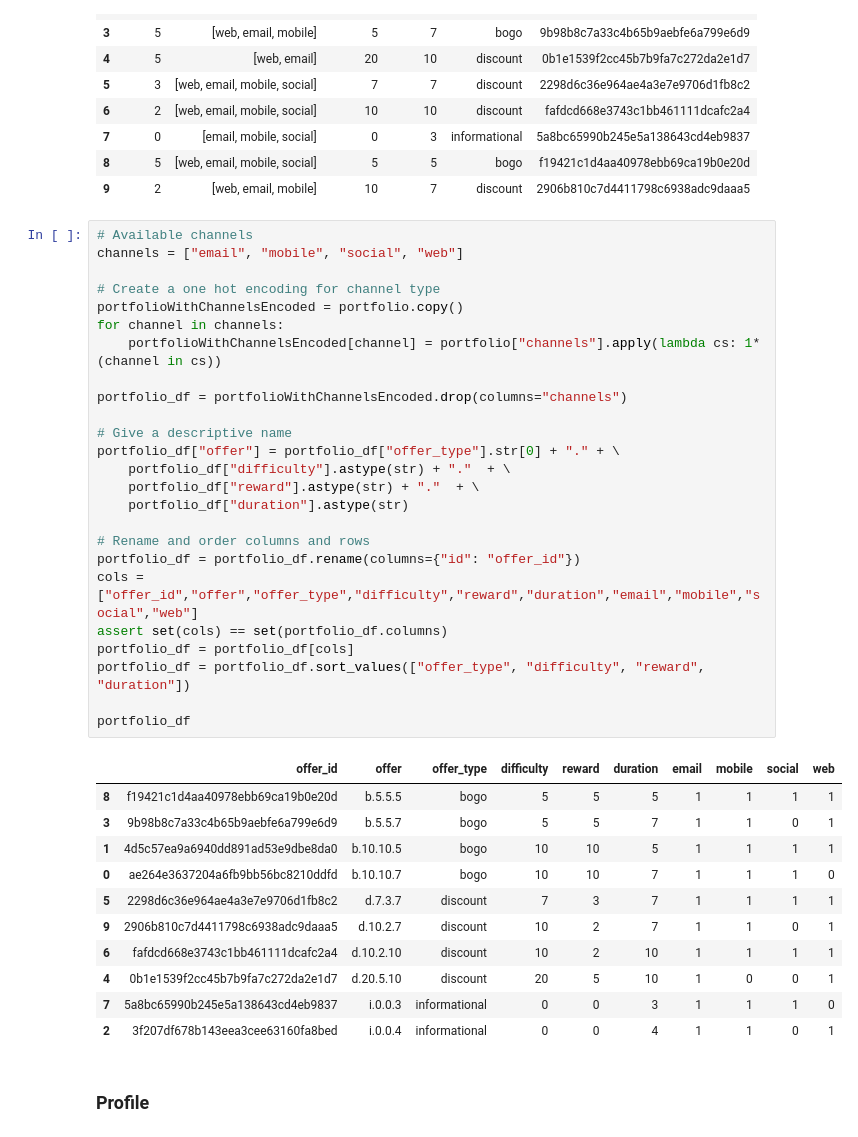
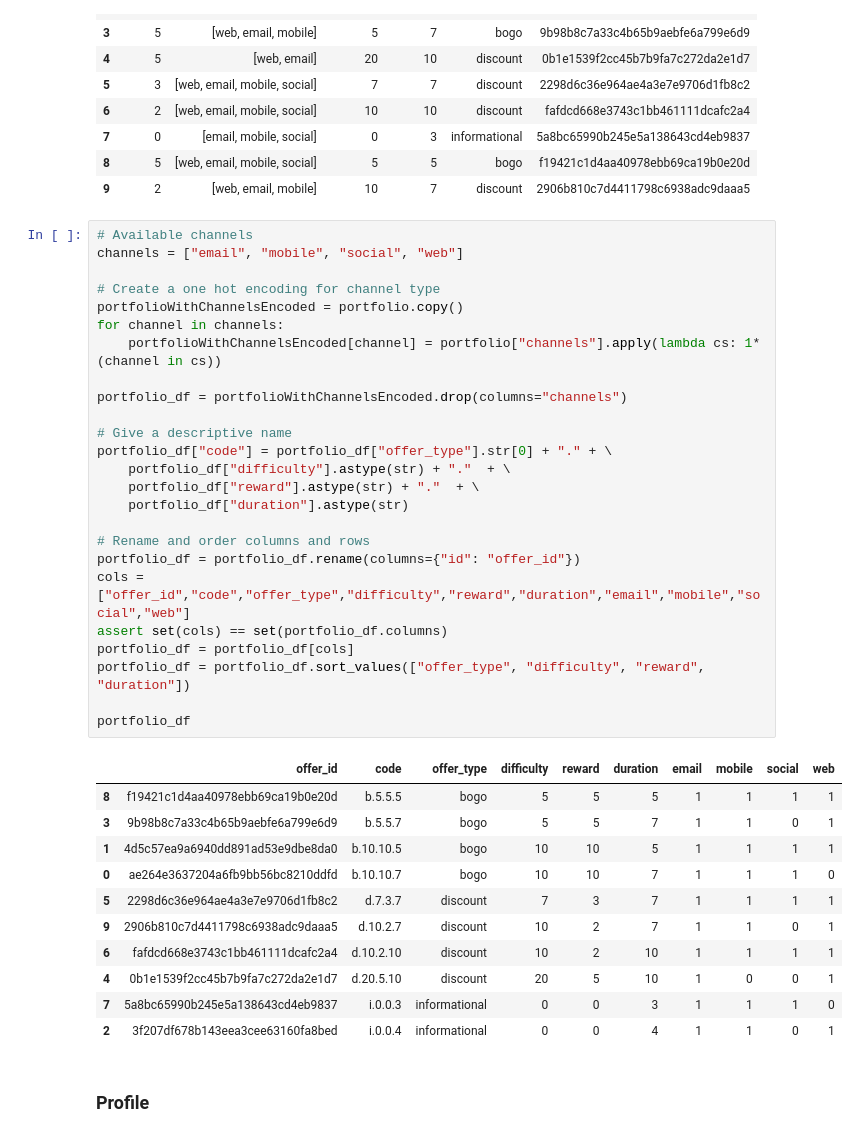
Before and after one commit to felipe-takaoka/starbucks-capstone, a Jupyter notebook: Starbucks_Capstone_notebook.ipynb, the cells around one changed output. Saved outputs shown, nothing was run; the diff lists cells and outputs as text.

```diff
--- a/Starbucks_Capstone_notebook.ipynb
+++ b/Starbucks_Capstone_notebook.ipynb
@@ -95,30 +95,30 @@ portfolio
 # %%
 # Available channels
 channels = ["email", "mobile", "social", "web"]
 
 # Create a one hot encoding for channel type
 portfolioWithChannelsEncoded = portfolio.copy()
 for channel in channels:
     portfolioWithChannelsEncoded[channel] = portfolio["channels"].apply(lambda cs: 1*(channel in cs))
 
 portfolio_df = portfolioWithChannelsEncoded.drop(columns="channels")
 
 # Give a descriptive name
-portfolio_df["offer"] = portfolio_df["offer_type"].str[0] + "." + \
+portfolio_df["code"] = portfolio_df["offer_type"].str[0] + "." + \
     portfolio_df["difficulty"].astype(str) + "."  + \
     portfolio_df["reward"].astype(str) + "."  + \
     portfolio_df["duration"].astype(str)
 
 # Rename and order columns and rows
 portfolio_df = portfolio_df.rename(columns={"id": "offer_id"})
-cols = ["offer_id","offer","offer_type","difficulty","reward","duration","email","mobile","social","web"]
+cols = ["offer_id","code","offer_type","difficulty","reward","duration","email","mobile","social","web"]
 assert set(cols) == set(portfolio_df.columns)
 portfolio_df = portfolio_df[cols]
 portfolio_df = portfolio_df.sort_values(["offer_type", "difficulty", "reward", "duration"])
 
 portfolio_df
 # %% [output]
-|  | offer_id | offer | offer_type | difficulty | reward | duration | email | mobile | social | web |
+|  | offer_id | code | offer_type | difficulty | reward | duration | email | mobile | social | web |
 | 8 | f19421c1d4aa40978ebb69ca19b0e20d | b.5.5.5 | bogo | 5 | 5 | 5 | 1 | 1 | 1 | 1 |
 | 3 | 9b98b8c7a33c4b65b9aebfe6a799e6d9 | b.5.5.7 | bogo | 5 | 5 | 7 | 1 | 1 | 0 | 1 |
 | 1 | 4d5c57ea9a6940dd891ad53e9dbe8da0 | b.10.10.5 | bogo | 10 | 10 | 5 | 1 | 1 | 1 | 1 |
```
Also changed, not shown: parts of 2 cells of this notebook, 1 other file.
